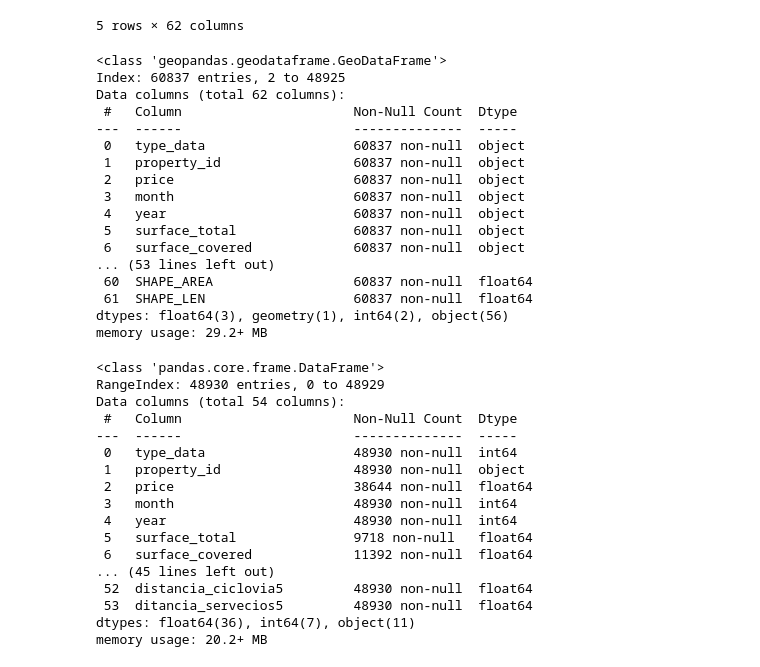
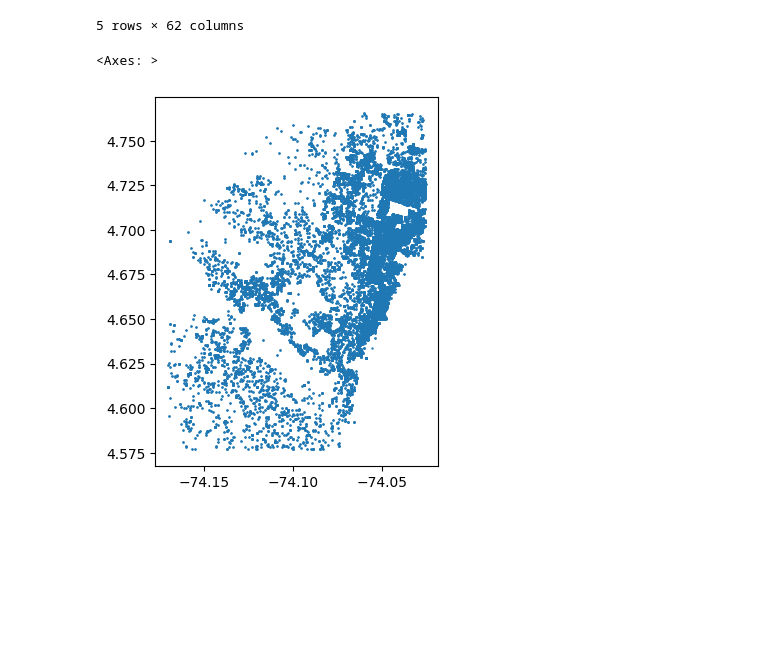
Before and after one commit to jbermudezc01/Problem_set2_BDML, a Jupyter notebook: scripts/Area_construida.ipynb, the cells around one changed output. Drawn from its saved outputs; the diff is of its cells as text; code cells hidden in the pictures; blank space fills up the shorter version.

Commit message:
Ajustes a la union de bases

```diff
--- a/scripts/Area_construida.ipynb
+++ b/scripts/Area_construida.ipynb
@@ -16,3 +13,6 @@ bog_hogares = geopandas.read_file(ruta+'/stores/aconstruidaresidencial.gpkg')
+# %%
+url = '/Users/macbookair/Documents/GitHub/Problem_set2_BDML/stores/'
+bog_hogares = geopandas.read_file(url+'aconstruidaresidencial.gpkg')
 # %%
 bog_hogares.head()
 # %% [output]
@@ -88,23 +99,3 @@ base.head()
 | 14986 | 1 | c70f988cac0f162fcbd7a53b | 800000000 | 10 | 2020 | NA | NA | 6 | 6 | ... |
 | 3 | 1 | eb32d75b32bc5e8677207fc7 | 800000000 | 10 | 2020 | NA | NA | 6 | 6 | ... |
 5 rows × 62 columns
-# %%
-base.info()
-# %% [output]
-<class 'geopandas.geodataframe.GeoDataFrame'>
-Index: 60837 entries, 2 to 48925
-Data columns (total 62 columns):
- #   Column                      Non-Null Count  Dtype
----  ------                      --------------  -----
- 0   type_data                   60837 non-null  object
- 1   property_id                 60837 non-null  object
- 2   price                       60837 non-null  object
- 3   month                       60837 non-null  object
- 4   year                        60837 non-null  object
- 5   surface_total               60837 non-null  object
- 6   surface_covered             60837 non-null  object
-... (53 lines left out)
- 60  SHAPE_AREA                  60837 non-null  float64
- 61  SHAPE_LEN                   60837 non-null  float64
-dtypes: float64(3), geometry(1), int64(2), object(56)
-memory usage: 29.2+ MB
@@ -113,20 +102,5 @@ df = pd.read_csv(ruta+'/stores/base_datos_tratada.csv')
-# %%
-df.info()
-# %% [output]
-<class 'pandas.core.frame.DataFrame'>
-RangeIndex: 48930 entries, 0 to 48929
-Data columns (total 54 columns):
- #   Column                      Non-Null Count  Dtype
----  ------                      --------------  -----
- 0   type_data                   48930 non-null  int64
- 1   property_id                 48930 non-null  object
- 2   price                       38644 non-null  float64
- 3   month                       48930 non-null  int64
- 4   year                        48930 non-null  int64
- 5   surface_total               9718 non-null   float64
- 6   surface_covered             11392 non-null  float64
-... (45 lines left out)
- 52  distancia_ciclovia5         48930 non-null  float64
- 53  ditancia_servecios5         48930 non-null  float64
-dtypes: float64(36), int64(7), object(11)
-memory usage: 20.2+ MB
+# %%
+base.plot(column = 'AREA_RESID', markersize = .5, legend = True)
+# %% [output]
+<Axes: >
+[figure, added]
```
Also changed, not shown: parts of 6 cells of this notebook, 1 other file.
